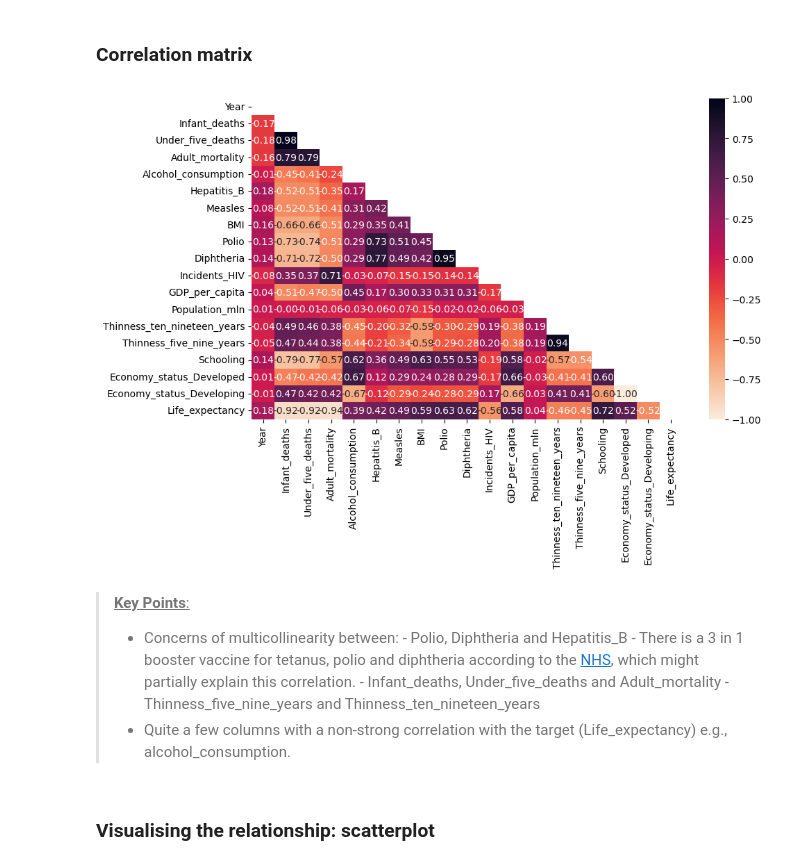
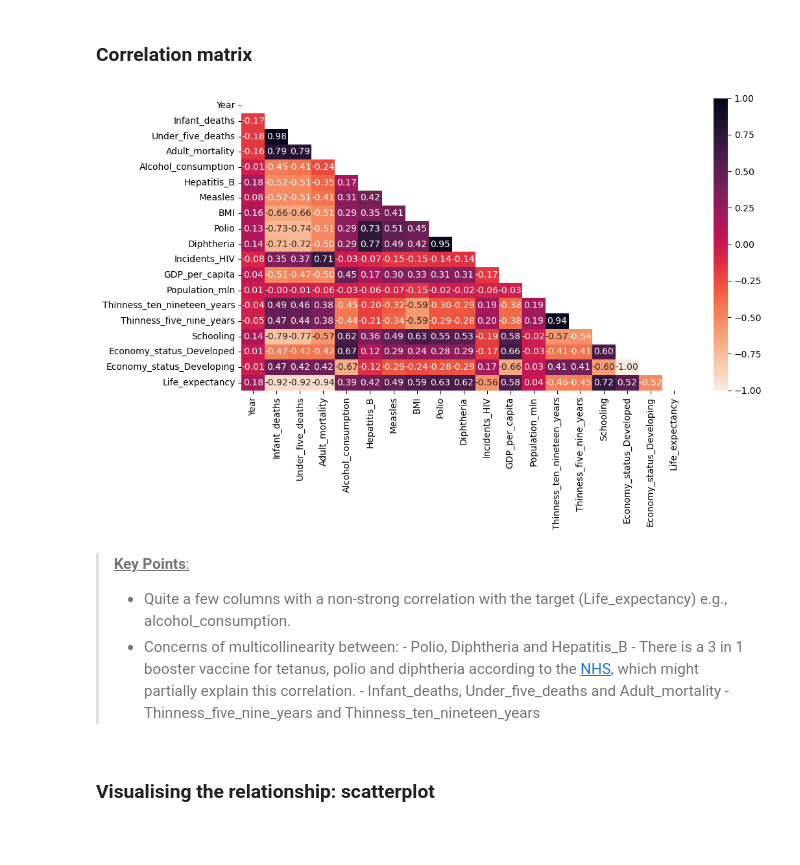
Before and after one commit to IsabelleRaj/Life-Expectancy-Prediction, a Jupyter notebook: eda.ipynb, the cells around one changed output. Drawn from its saved outputs; the diff is of its cells as text; code cells hidden in the pictures; blank space fills up the shorter version.

Commit message:
images

```diff
--- a/eda.ipynb
+++ b/eda.ipynb
@@ -18,9 +16,9 @@ from sklearn.model_selection import train_test_split
 # %% [markdown]
 ## Import data
 # %%
-## Read in the dataset -- Redo path
+## Read in the dataset
 
-who = pd.read_csv("Life Expectancy Data.csv")
+who = pd.read_csv("https://raw.githubusercontent.com/Ale42RA/WHO_analytica/refs/heads/main/life_expectancy_data.csv")
 # %%
 ## Display all the columns
 
@@ -211,33 +211,40 @@ The columns containing zero are all columns where a zero value represents meanin
 # %%
 ## Plot a correlation matrix
 
 # Calculate the correlation between each numerical column
 who_train_corr = who_train.corr(numeric_only = True)
 
 # Plot the matrix
-plt.figure(figsize = (10,6))
+plt.figure(figsize = (11,7))
 
 sns.heatmap(
     data = who_train_corr,
     annot = True,
     cmap = 'rocket_r',
     vmin = -1,
     vmax = 1 ,
     fmt = '.2f',
     mask = np.triu(who_train_corr)
     )
 
+# Adjust the layout for better spacing
+plt.tight_layout()
+
+# Save as an image
+#plt.savefig("train_correlation.png", dpi = 300 )
+
+# Display it
 plt.show()
 # %% [output]
-[figure, old version]
+[figure, new version]
 # %% [markdown]
 > **<u>Key Points<u>**:
+> - Quite a few columns with a non-strong correlation with the target (Life_expectancy) e.g., alcohol_consumption.
 > - Concerns of multicollinearity between:
      - Polio, Diphtheria and Hepatitis_B
        - There is a 3 in 1 booster vaccine for tetanus, polio and diphtheria according to the [NHS](https://www.nhs.uk/vaccinations/td-ipv-vaccine-3-in-1-teenage-booster/), which might partially explain this correlation.
      - Infant_deaths, Under_five_deaths and Adult_mortality
      - Thinness_five_nine_years and Thinness_ten_nineteen_years
-> - Quite a few columns with a non-strong correlation with the target (Life_expectancy) e.g., alcohol_consumption.
 # %% [markdown]
 ### Visualising the relationship: scatterplot
 # %%
```
Also changed, not shown: parts of 22 cells of this notebook, 7 other files.
